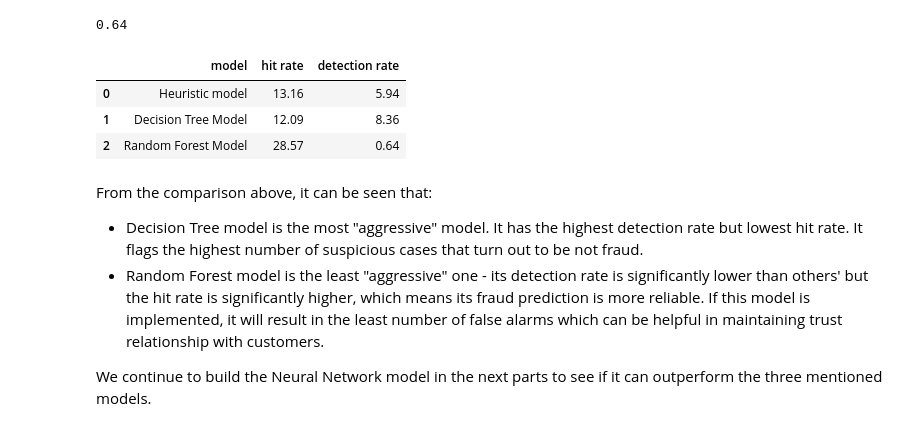
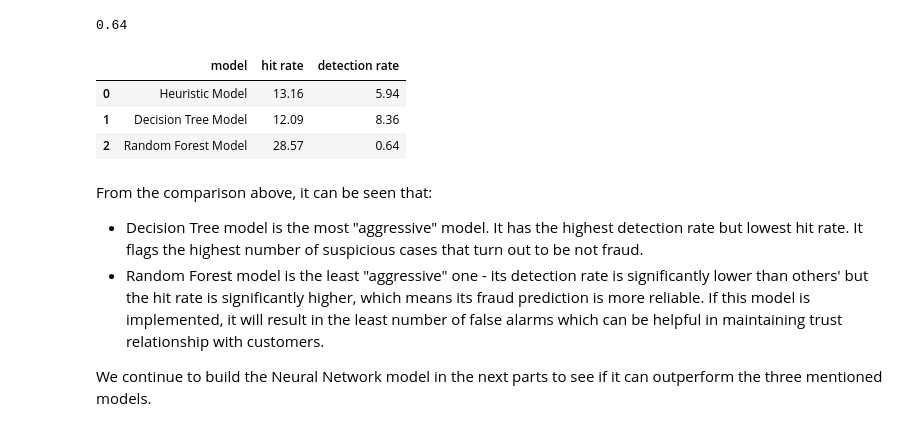
Before and after one commit to jill-data/DL-Insurance-Fraud-Detection, a Jupyter notebook: group8_deliverables/insurance_fraud_code.ipynb, the cells around one changed output. Cells and saved outputs as stored; diff of their text form; code cells hidden in the pictures.

```diff
--- a/group8_deliverables/insurance_fraud_code.ipynb
+++ b/group8_deliverables/insurance_fraud_code.ipynb
@@ -1027,15 +1027,15 @@ rf_result.to_csv("rf_result.csv")
 # %%
 # Compare the detection rates and hit rates of the first 3 Models
 pd.DataFrame(
     {
-        'model': ['Heuristic model', 'Decision Tree Model', 'Random Forest Model'],
+        'model': ['Heuristic Model', 'Decision Tree Model', 'Random Forest Model'],
         'hit rate': [h[29], Decision_Tree_h, RF_h],
         'detection rate': [d[29], Decision_Tree_d, RF_d]
     }
 )
 # %% [output]
 |  | model | hit rate | detection rate |
-| 0 | Heuristic model | 13.16 | 5.94 |
+| 0 | Heuristic Model | 13.16 | 5.94 |
 | 1 | Decision Tree Model | 12.09 | 8.36 |
 | 2 | Random Forest Model | 28.57 | 0.64 |
 # %% [markdown]
```
Also changed, not shown: parts of 1 cell of this notebook.
